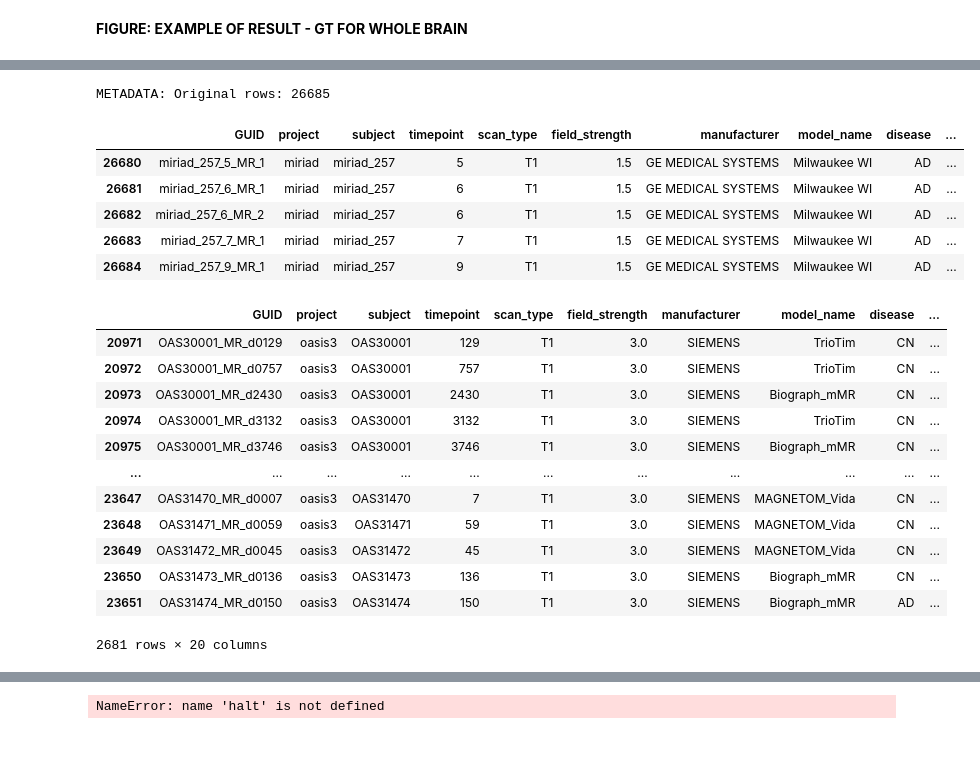
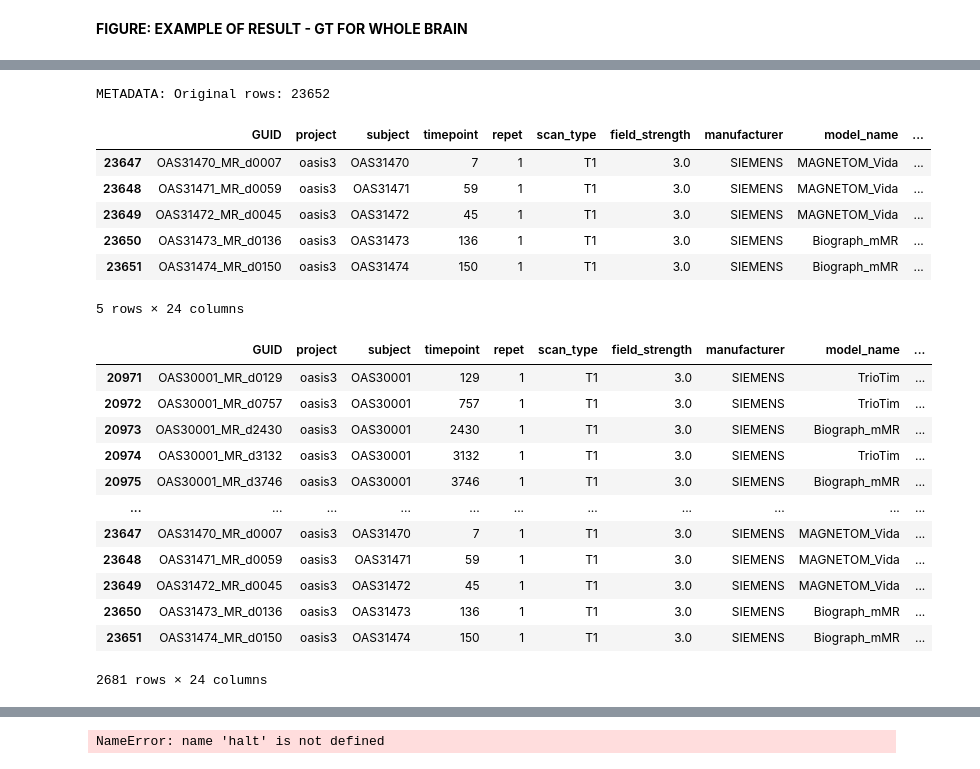
Before and after one commit to minnelab/NeuroCBIR, a Jupyter notebook: dev/notebooks/figures-maia-medium.ipynb, the cells around one changed output, grey strips where cells are left out. Saved outputs shown, nothing was run; the diff lists cells and outputs as text; code cells hidden in the pictures.

```diff
--- a/dev/notebooks/figures-maia-medium.ipynb
+++ b/dev/notebooks/figures-maia-medium.ipynb
@@ -41,34 +42,35 @@ Index(['GUID', 'project', 'subject', 'timepoint', 'scan_type',
       dtype='object')
 # %%
-retrival_res = pd.read_csv("data/results/whole_brain/eval_cl16/retrieval.csv")
+retrival_res = pd.read_csv("data/results/whole_brain/eval_cl64/retrieval.csv")
 retrival_res = retrival_res.rename(columns={"query": "GUID"})
 metadata = pd.merge(clinical_ds, retrival_res, on="GUID", how="inner") # Merge on the 'GUID' column
 print(f"METADATA: Original rows: {len(metadata)}")
 metadata.tail()
 # %% [output]
-METADATA: Original rows: 26685
+METADATA: Original rows: 23652
-|  | GUID | project | subject | timepoint | scan_type | field_strength | manufacturer | model_name | disease | ... |
-| 26680 | miriad_257_5_MR_1 | miriad | miriad_257 | 5 | T1 | 1.5 | GE MEDICAL SYSTEMS | Milwaukee WI | AD | ... |
-| 26681 | miriad_257_6_MR_1 | miriad | miriad_257 | 6 | T1 | 1.5 | GE MEDICAL SYSTEMS | Milwaukee WI | AD | ... |
-| 26682 | miriad_257_6_MR_2 | miriad | miriad_257 | 6 | T1 | 1.5 | GE MEDICAL SYSTEMS | Milwaukee WI | AD | ... |
-| 26683 | miriad_257_7_MR_1 | miriad | miriad_257 | 7 | T1 | 1.5 | GE MEDICAL SYSTEMS | Milwaukee WI | AD | ... |
-| 26684 | miriad_257_9_MR_1 | miriad | miriad_257 | 9 | T1 | 1.5 | GE MEDICAL SYSTEMS | Milwaukee WI | AD | ... |
+|  | GUID | project | subject | timepoint | repet | scan_type | field_strength | manufacturer | model_name | ... |
+| 23647 | OAS31470_MR_d0007 | oasis3 | OAS31470 | 7 | 1 | T1 | 3.0 | SIEMENS | MAGNETOM_Vida | ... |
+| 23648 | OAS31471_MR_d0059 | oasis3 | OAS31471 | 59 | 1 | T1 | 3.0 | SIEMENS | MAGNETOM_Vida | ... |
+| 23649 | OAS31472_MR_d0045 | oasis3 | OAS31472 | 45 | 1 | T1 | 3.0 | SIEMENS | MAGNETOM_Vida | ... |
+| 23650 | OAS31473_MR_d0136 | oasis3 | OAS31473 | 136 | 1 | T1 | 3.0 | SIEMENS | Biograph_mMR | ... |
+| 23651 | OAS31474_MR_d0150 | oasis3 | OAS31474 | 150 | 1 | T1 | 3.0 | SIEMENS | Biograph_mMR | ... |
+5 rows × 24 columns
 # %%
 metadata.query("project == 'oasis3'")
 # %% [output]
-|  | GUID | project | subject | timepoint | scan_type | field_strength | manufacturer | model_name | disease | ... |
-| 20971 | OAS30001_MR_d0129 | oasis3 | OAS30001 | 129 | T1 | 3.0 | SIEMENS | TrioTim | CN | ... |
-| 20972 | OAS30001_MR_d0757 | oasis3 | OAS30001 | 757 | T1 | 3.0 | SIEMENS | TrioTim | CN | ... |
-| 20973 | OAS30001_MR_d2430 | oasis3 | OAS30001 | 2430 | T1 | 3.0 | SIEMENS | Biograph_mMR | CN | ... |
-| 20974 | OAS30001_MR_d3132 | oasis3 | OAS30001 | 3132 | T1 | 3.0 | SIEMENS | TrioTim | CN | ... |
-| 20975 | OAS30001_MR_d3746 | oasis3 | OAS30001 | 3746 | T1 | 3.0 | SIEMENS | Biograph_mMR | CN | ... |
+|  | GUID | project | subject | timepoint | repet | scan_type | field_strength | manufacturer | model_name | ... |
+| 20971 | OAS30001_MR_d0129 | oasis3 | OAS30001 | 129 | 1 | T1 | 3.0 | SIEMENS | TrioTim | ... |
+| 20972 | OAS30001_MR_d0757 | oasis3 | OAS30001 | 757 | 1 | T1 | 3.0 | SIEMENS | TrioTim | ... |
+| 20973 | OAS30001_MR_d2430 | oasis3 | OAS30001 | 2430 | 1 | T1 | 3.0 | SIEMENS | Biograph_mMR | ... |
+| 20974 | OAS30001_MR_d3132 | oasis3 | OAS30001 | 3132 | 1 | T1 | 3.0 | SIEMENS | TrioTim | ... |
+| 20975 | OAS30001_MR_d3746 | oasis3 | OAS30001 | 3746 | 1 | T1 | 3.0 | SIEMENS | Biograph_mMR | ... |
 | ... | ... | ... | ... | ... | ... | ... | ... | ... | ... | ... |
-| 23647 | OAS31470_MR_d0007 | oasis3 | OAS31470 | 7 | T1 | 3.0 | SIEMENS | MAGNETOM_Vida | CN | ... |
-| 23648 | OAS31471_MR_d0059 | oasis3 | OAS31471 | 59 | T1 | 3.0 | SIEMENS | MAGNETOM_Vida | CN | ... |
-| 23649 | OAS31472_MR_d0045 | oasis3 | OAS31472 | 45 | T1 | 3.0 | SIEMENS | MAGNETOM_Vida | CN | ... |
-| 23650 | OAS31473_MR_d0136 | oasis3 | OAS31473 | 136 | T1 | 3.0 | SIEMENS | Biograph_mMR | CN | ... |
-| 23651 | OAS31474_MR_d0150 | oasis3 | OAS31474 | 150 | T1 | 3.0 | SIEMENS | Biograph_mMR | AD | ... |
+| 23647 | OAS31470_MR_d0007 | oasis3 | OAS31470 | 7 | 1 | T1 | 3.0 | SIEMENS | MAGNETOM_Vida | ... |
+| 23648 | OAS31471_MR_d0059 | oasis3 | OAS31471 | 59 | 1 | T1 | 3.0 | SIEMENS | MAGNETOM_Vida | ... |
+| 23649 | OAS31472_MR_d0045 | oasis3 | OAS31472 | 45 | 1 | T1 | 3.0 | SIEMENS | MAGNETOM_Vida | ... |
+| 23650 | OAS31473_MR_d0136 | oasis3 | OAS31473 | 136 | 1 | T1 | 3.0 | SIEMENS | Biograph_mMR | ... |
+| 23651 | OAS31474_MR_d0150 | oasis3 | OAS31474 | 150 | 1 | T1 | 3.0 | SIEMENS | Biograph_mMR | ... |
-2681 rows × 20 columns
+2681 rows × 24 columns
 # %%
 import os
 import nibabel as nib
```
Also changed, not shown: parts of 10 cells of this notebook, 3 other files.
